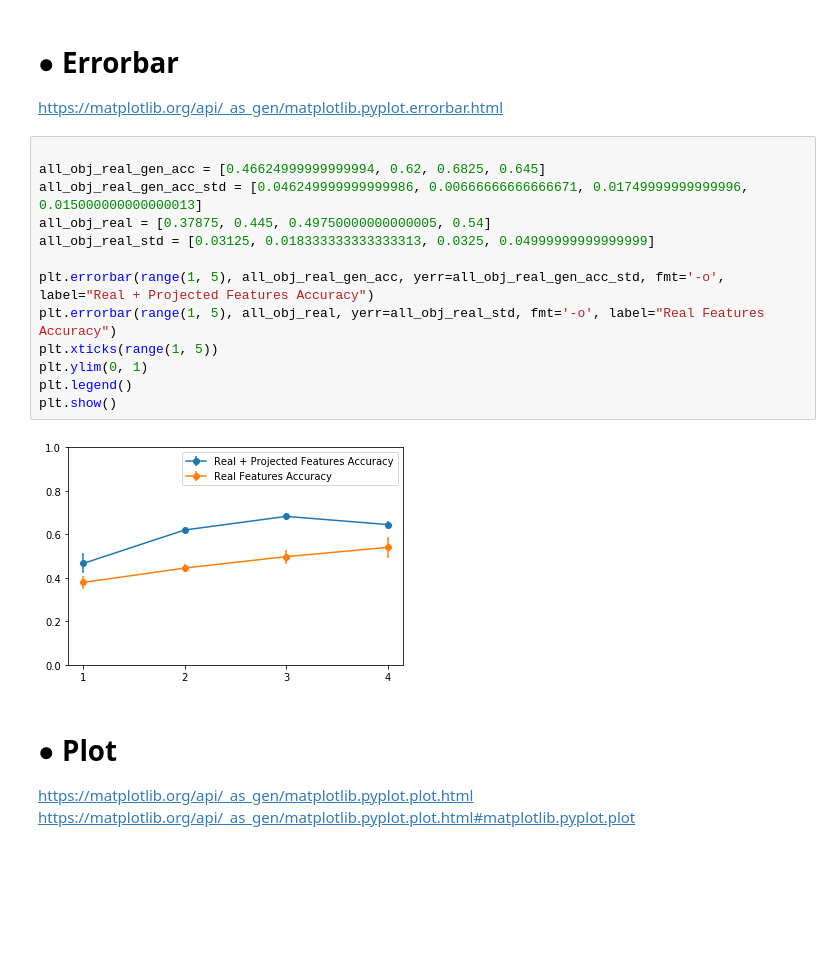
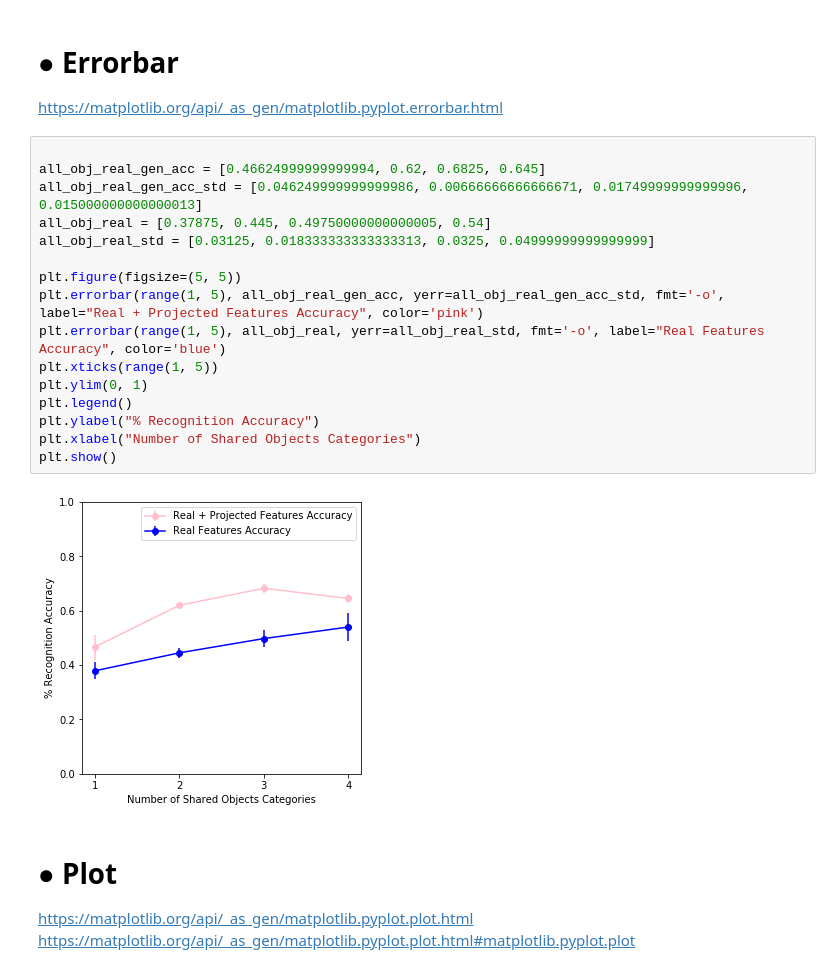
Before and after one commit to gtatiya/Python-Programming, a Jupyter notebook: Matplotlib API/pyplot.ipynb, the cells around one changed output. Cells and saved outputs as stored; diff of their text form; blank space fills up the shorter version.

```diff
--- a/Matplotlib API/pyplot.ipynb
+++ b/Matplotlib API/pyplot.ipynb
@@ -96,18 +96,21 @@ https://matplotlib.org/api/_as_gen/matplotlib.pyplot.errorbar.html
 # %%
 
 all_obj_real_gen_acc = [0.46624999999999994, 0.62, 0.6825, 0.645]
 all_obj_real_gen_acc_std = [0.046249999999999986, 0.00666666666666671, 0.01749999999999996, 0.015000000000000013]
 all_obj_real = [0.37875, 0.445, 0.49750000000000005, 0.54]
 all_obj_real_std = [0.03125, 0.018333333333333313, 0.0325, 0.04999999999999999]
 
-plt.errorbar(range(1, 5), all_obj_real_gen_acc, yerr=all_obj_real_gen_acc_std, fmt='-o', label="Real + Projected Features Accuracy")
-plt.errorbar(range(1, 5), all_obj_real, yerr=all_obj_real_std, fmt='-o', label="Real Features Accuracy")
+plt.figure(figsize=(5, 5))
+plt.errorbar(range(1, 5), all_obj_real_gen_acc, yerr=all_obj_real_gen_acc_std, fmt='-o', label="Real + Projected Features Accuracy", color='pink')
+plt.errorbar(range(1, 5), all_obj_real, yerr=all_obj_real_std, fmt='-o', label="Real Features Accuracy", color='blue')
 plt.xticks(range(1, 5))
 plt.ylim(0, 1)
 plt.legend()
+plt.ylabel("% Recognition Accuracy")
+plt.xlabel("Number of Shared Objects Categories")
 plt.show()
 # %% [output]
-[figure, old version]
+[figure, new version]
 # %% [markdown]
 # <a id="Plot">● Plot</a>
 
```
Also changed, not shown: parts of 1 cell of this notebook, 1 other file.
